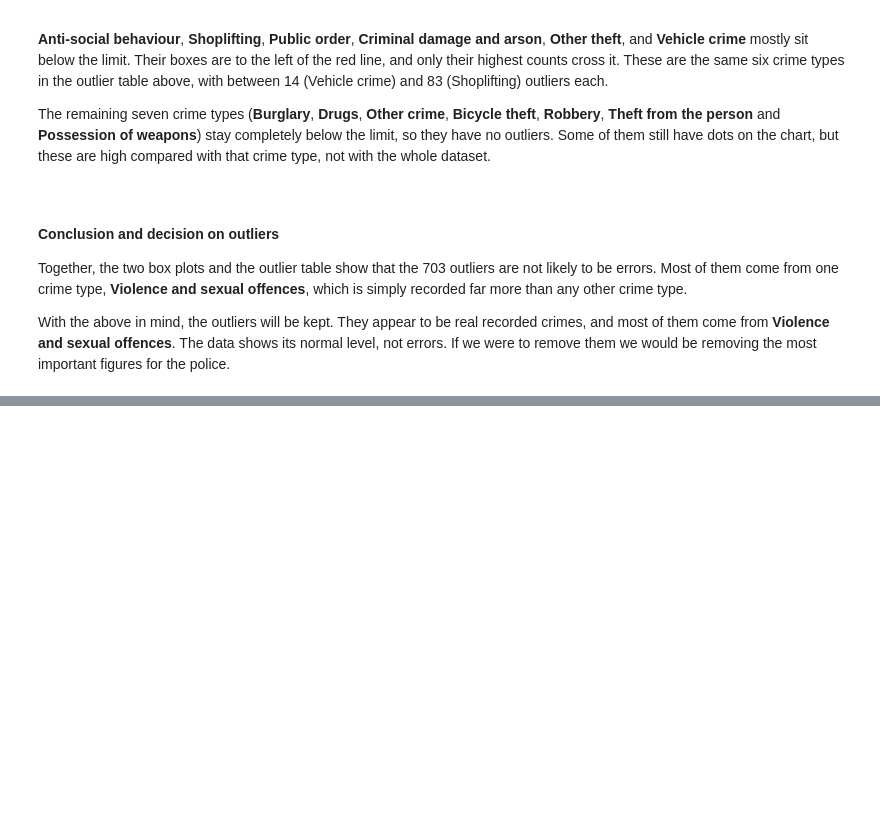
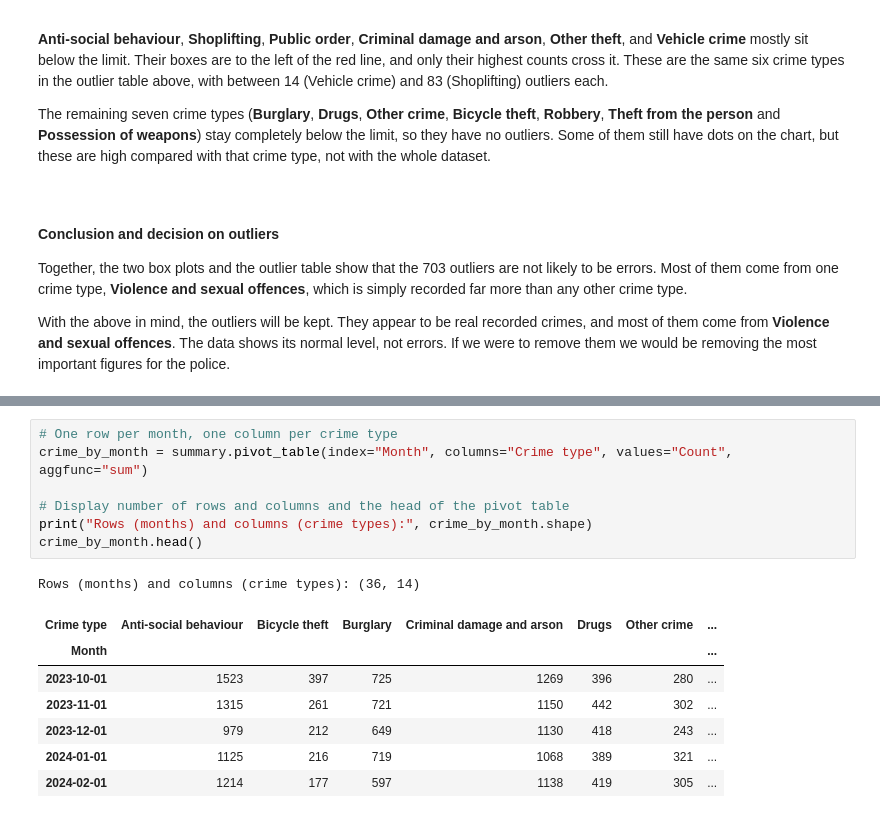
Before and after one commit to danb160/thames-valley-crime-insights, a Jupyter notebook: jupyter_notebooks/02_EDA.ipynb, the cells around one changed output, grey strips where cells are left out. Drawn from its saved outputs; the diff is of its cells as text; blank space fills up the shorter version.

```diff
--- a/jupyter_notebooks/02_EDA.ipynb
+++ b/jupyter_notebooks/02_EDA.ipynb
@@ -392,0 +411,16 @@ With the above in mind, the outliers will be kept. They appear to be real record
+# %%
+# One row per month, one column per crime type
+crime_by_month = summary.pivot_table(index="Month", columns="Crime type", values="Count", aggfunc="sum")
+
+# Display number of rows and columns and the head of the pivot table
+print("Rows (months) and columns (crime types):", crime_by_month.shape)
+crime_by_month.head()
+# %% [output]
+Rows (months) and columns (crime types): (36, 14)
+| Crime type | Anti-social behaviour | Bicycle theft | Burglary | Criminal damage and arson | Drugs | Other crime | ... |
+| Month |  |  |  |  |  |  | ... |
+| 2023-10-01 | 1523 | 397 | 725 | 1269 | 396 | 280 | ... |
+| 2023-11-01 | 1315 | 261 | 721 | 1150 | 442 | 302 | ... |
+| 2023-12-01 | 979 | 212 | 649 | 1130 | 418 | 243 | ... |
+| 2024-01-01 | 1125 | 216 | 719 | 1068 | 389 | 321 | ... |
+| 2024-02-01 | 1214 | 177 | 597 | 1138 | 419 | 305 | ... |
```
Also changed, not shown: parts of 1 cell of this notebook.
